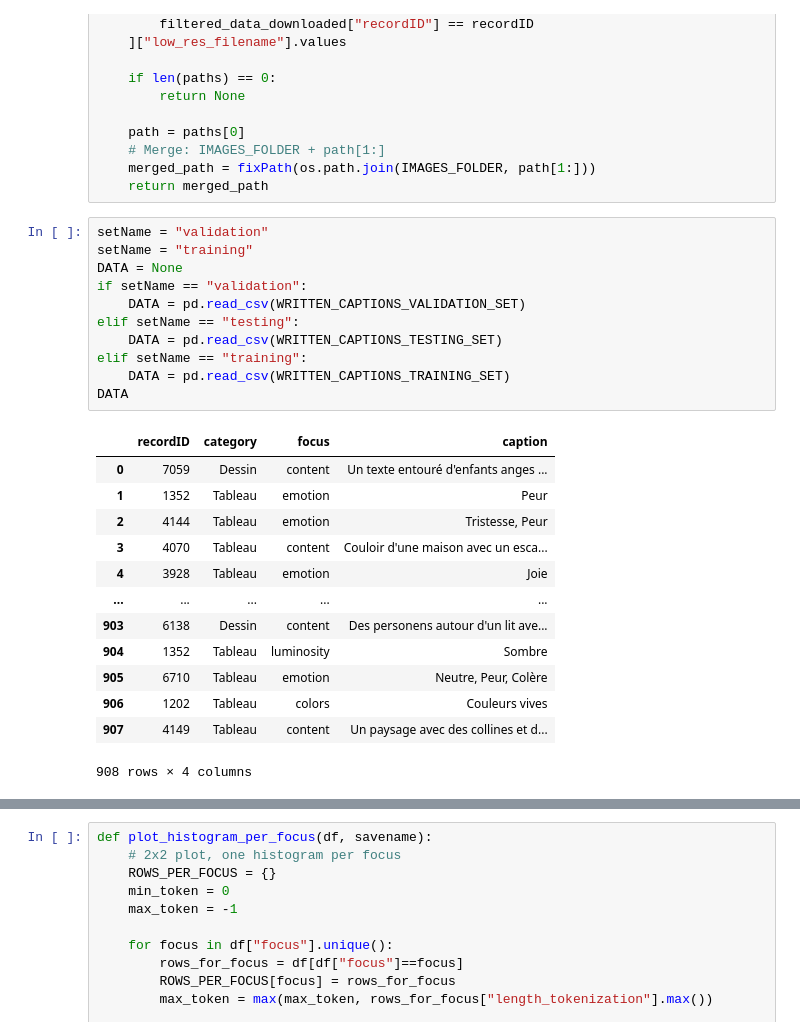
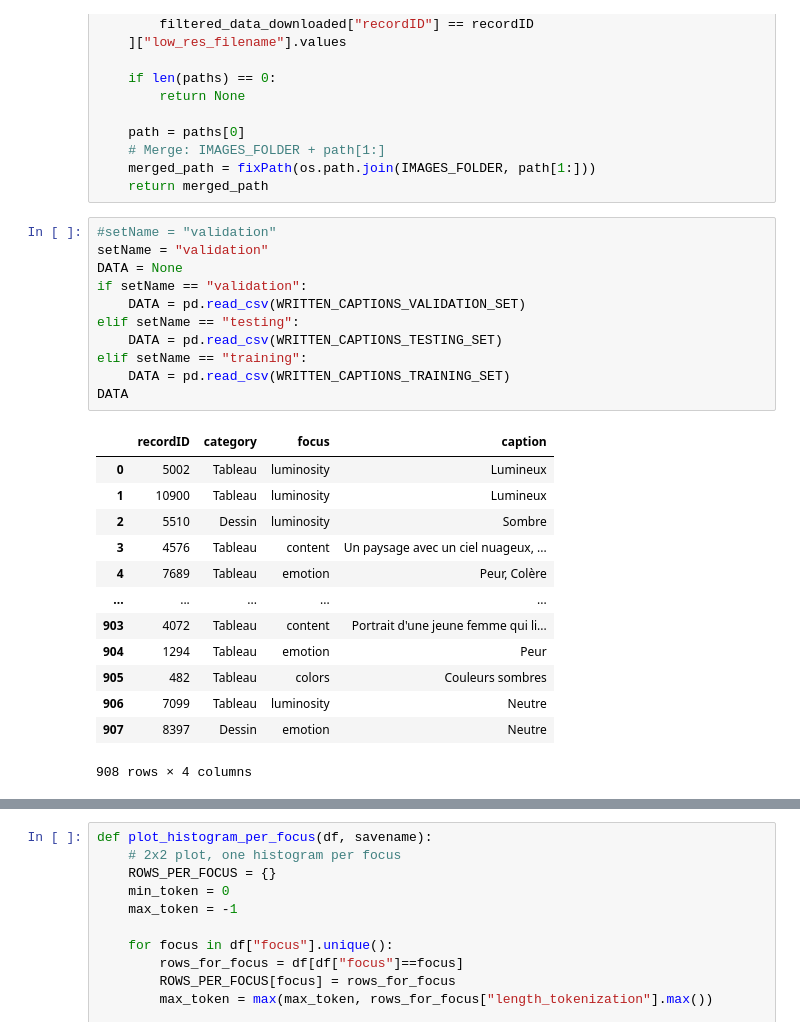
Before and after one commit to on-victorrijks/Museum-Search-Engine, a Jupyter notebook: public/notebooks/create_sets.ipynb, the cells around one changed output, grey strips where cells are left out. Saved outputs shown, nothing was run; the diff lists cells and outputs as text.

```diff
--- a/public/notebooks/analyze_set.ipynb
+++ b/public/notebooks/create_sets.ipynb
@@ -57,27 +99,27 @@ def get_image_path_from_recordID(recordID):
     merged_path = fixPath(os.path.join(IMAGES_FOLDER, path[1:]))
     return merged_path
 # %%
+#setName = "validation"
 setName = "validation"
-setName = "training"
 DATA = None
 if setName == "validation":
     DATA = pd.read_csv(WRITTEN_CAPTIONS_VALIDATION_SET)
 elif setName == "testing":
     DATA = pd.read_csv(WRITTEN_CAPTIONS_TESTING_SET)
 elif setName == "training":
     DATA = pd.read_csv(WRITTEN_CAPTIONS_TRAINING_SET)
 DATA
 # %% [output]
 |  | recordID | category | focus | caption |
-| 0 | 7059 | Dessin | content | Un texte entouré d'enfants anges ... |
-| 1 | 1352 | Tableau | emotion | Peur |
-| 2 | 4144 | Tableau | emotion | Tristesse, Peur |
-| 3 | 4070 | Tableau | content | Couloir d'une maison avec un esca... |
-| 4 | 3928 | Tableau | emotion | Joie |
+| 0 | 5002 | Tableau | luminosity | Lumineux |
+| 1 | 10900 | Tableau | luminosity | Lumineux |
+| 2 | 5510 | Dessin | luminosity | Sombre |
+| 3 | 4576 | Tableau | content | Un paysage avec un ciel nuageux, ... |
+| 4 | 7689 | Tableau | emotion | Peur, Colère |
 | ... | ... | ... | ... | ... |
-| 903 | 6138 | Dessin | content | Des personens autour d'un lit ave... |
-| 904 | 1352 | Tableau | luminosity | Sombre |
-| 905 | 6710 | Tableau | emotion | Neutre, Peur, Colère |
-| 906 | 1202 | Tableau | colors | Couleurs vives |
-| 907 | 4149 | Tableau | content | Un paysage avec des collines et d... |
+| 903 | 4072 | Tableau | content | Portrait d'une jeune femme qui li... |
+| 904 | 1294 | Tableau | emotion | Peur |
+| 905 | 482 | Tableau | colors | Couleurs sombres |
+| 906 | 7099 | Tableau | luminosity | Neutre |
+| 907 | 8397 | Dessin | emotion | Neutre |
 908 rows × 4 columns
```
Also changed, not shown: parts of 28 cells of this notebook, 1 other file.
